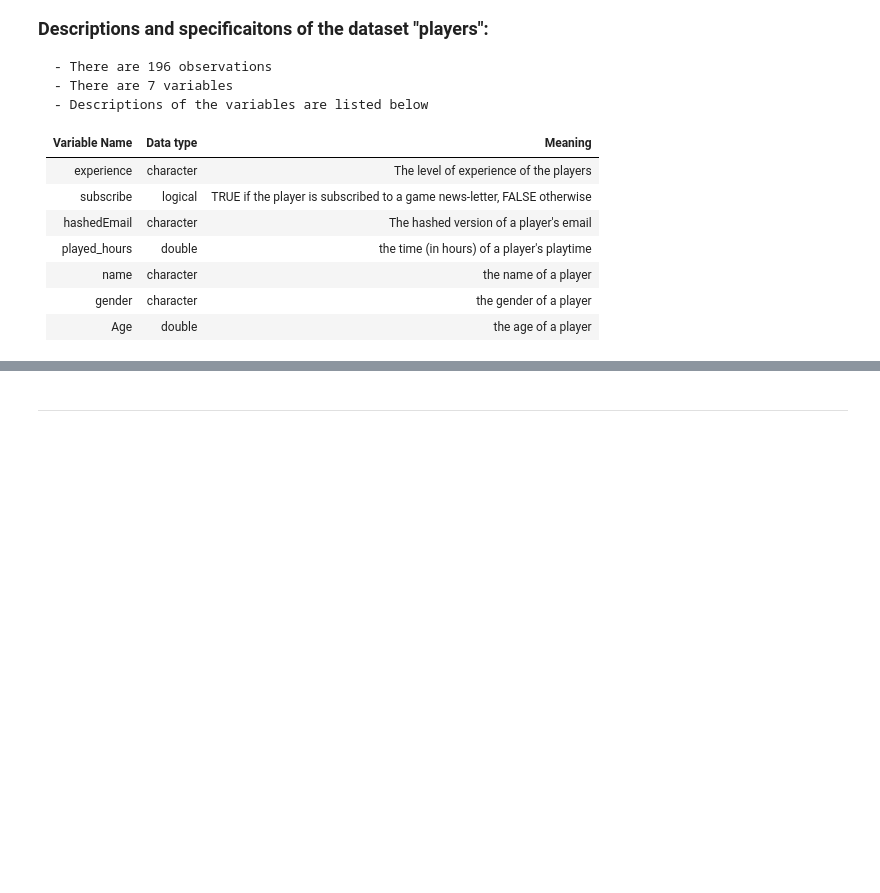
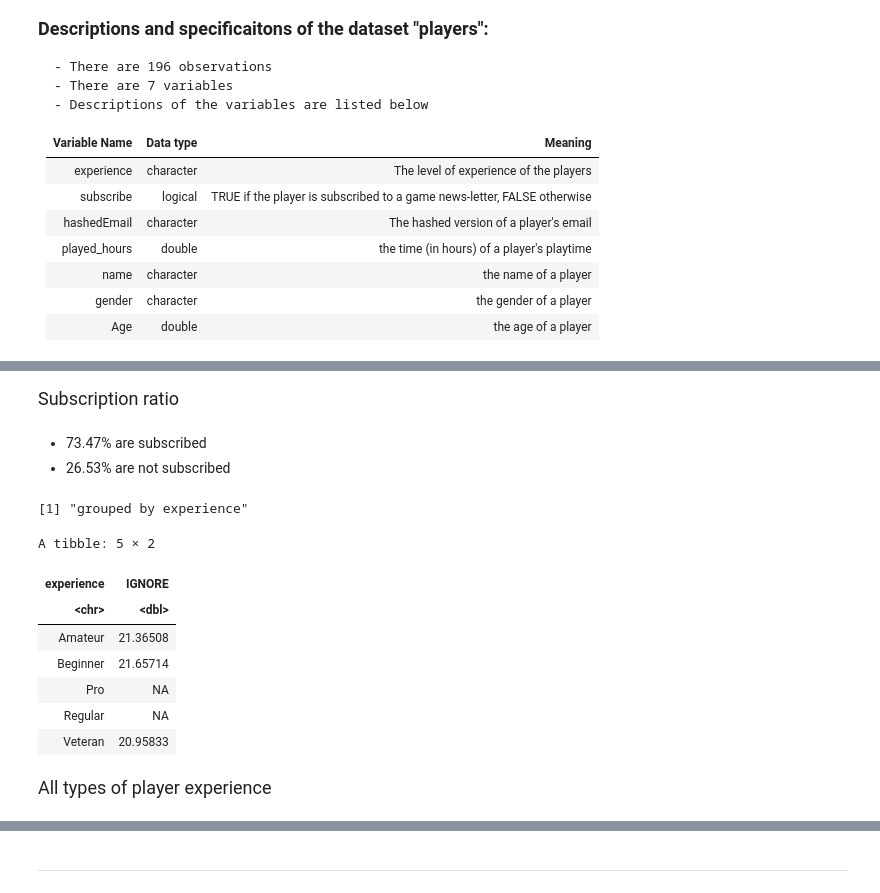
Before and after one commit to incoqnitoo/dsci_project_individual, a Jupyter notebook: planning_report.ipynb, the cells around one changed output, grey strips where cells are left out. Cells and saved outputs as stored; diff of their text form; code cells hidden in the pictures; blank space fills up the shorter version.

```diff
--- a/planning_report.ipynb
+++ b/planning_report.ipynb
@@ -57,0 +168,20 @@ A spec_tbl_df: 196 × 7
+# %% [markdown]
+<font size="4"> Subscription ratio
+# %% [markdown]
+- 73.47% are subscribed
+- 26.53% are not subscribed
+# %%
+print("grouped by experience")
+experience_grouped
+# %% [output]
+[1] "grouped by experience"
+A tibble: 5 × 2
+| experience | IGNORE |
+| <chr> | <dbl> |
+| Amateur | 21.36508 |
+| Beginner | 21.65714 |
+| Pro | NA |
+| Regular | NA |
+| Veteran | 20.95833 |
+# %% [markdown]
+<font size="4"> All types of player experience
```
Also changed, not shown: parts of 20 cells of this notebook.
